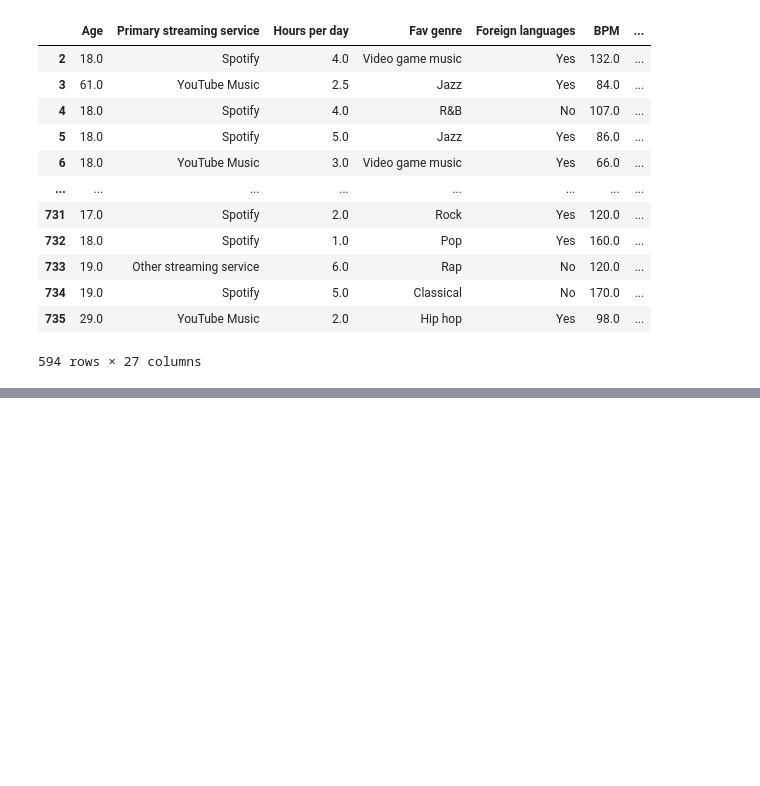
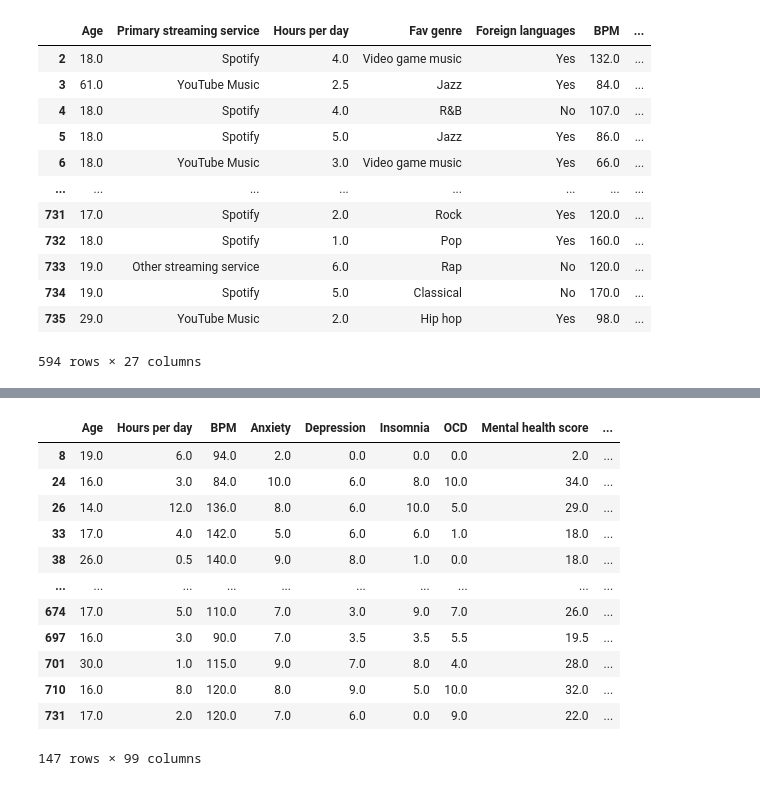
Before and after one commit to ElliceNels/B3EPIC, a Jupyter notebook: Data_Science_Workflow.ipynb, the cells around one changed output, grey strips where cells are left out. Cells and saved outputs as stored; diff of their text form; code cells hidden in the pictures; blank space fills up the shorter version.

```diff
--- a/Data_Science_Workflow.ipynb
+++ b/Data_Science_Workflow.ipynb
@@ -190,0 +214,18 @@ dataset_hot = pd.get_dummies(dataset) dataset_hot
+# %%
+Rock_Listeners = dataset_hot.loc[dataset_hot['Fav genre_Rock'] == 1]
+# dataset_hot['Fav genre_Rock']
+Rock_Listeners
+# %% [output]
+|  | Age | Hours per day | BPM | Anxiety | Depression | Insomnia | OCD | Mental health score | ... |
+| 8 | 19.0 | 6.0 | 94.0 | 2.0 | 0.0 | 0.0 | 0.0 | 2.0 | ... |
+| 24 | 16.0 | 3.0 | 84.0 | 10.0 | 6.0 | 8.0 | 10.0 | 34.0 | ... |
+| 26 | 14.0 | 12.0 | 136.0 | 8.0 | 6.0 | 10.0 | 5.0 | 29.0 | ... |
+| 33 | 17.0 | 4.0 | 142.0 | 5.0 | 6.0 | 6.0 | 1.0 | 18.0 | ... |
+| 38 | 26.0 | 0.5 | 140.0 | 9.0 | 8.0 | 1.0 | 0.0 | 18.0 | ... |
+| ... | ... | ... | ... | ... | ... | ... | ... | ... | ... |
+| 674 | 17.0 | 5.0 | 110.0 | 7.0 | 3.0 | 9.0 | 7.0 | 26.0 | ... |
+| 697 | 16.0 | 3.0 | 90.0 | 7.0 | 3.5 | 3.5 | 5.5 | 19.5 | ... |
+| 701 | 30.0 | 1.0 | 115.0 | 9.0 | 7.0 | 8.0 | 4.0 | 28.0 | ... |
+| 710 | 16.0 | 8.0 | 120.0 | 8.0 | 9.0 | 5.0 | 10.0 | 32.0 | ... |
+| 731 | 17.0 | 2.0 | 120.0 | 7.0 | 6.0 | 0.0 | 9.0 | 22.0 | ... |
+147 rows × 99 columns
```
Also changed, not shown: parts of 12 cells of this notebook.
